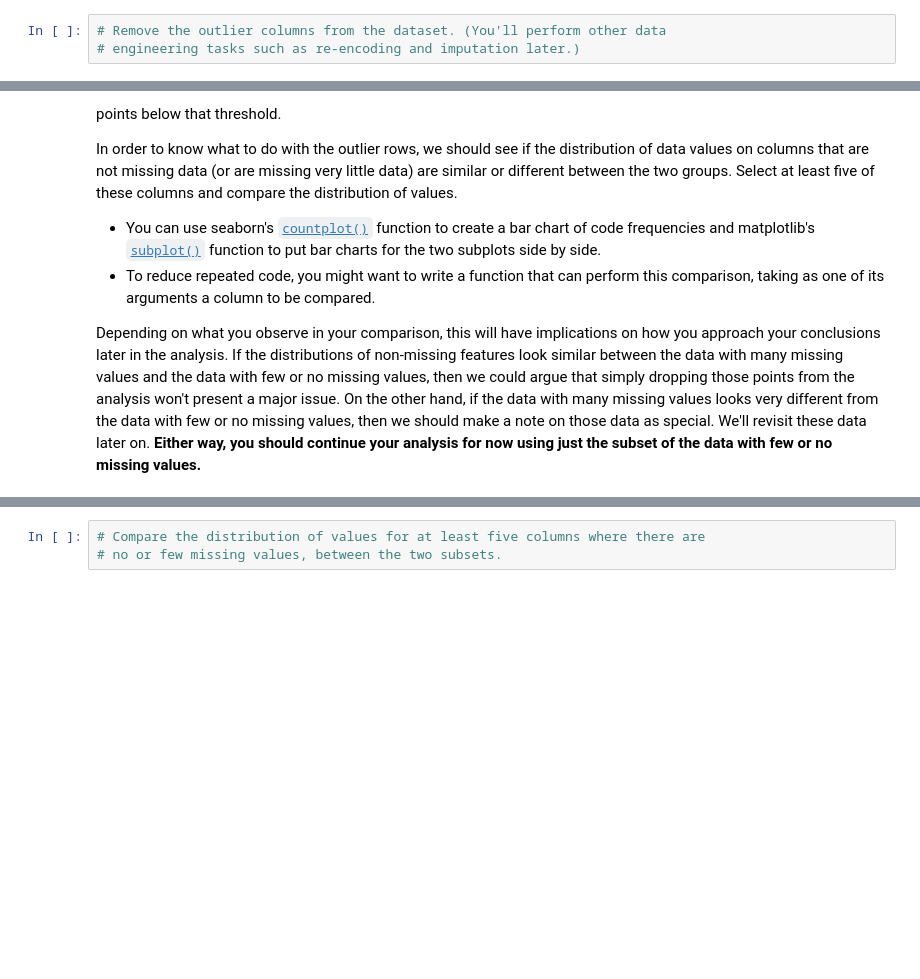
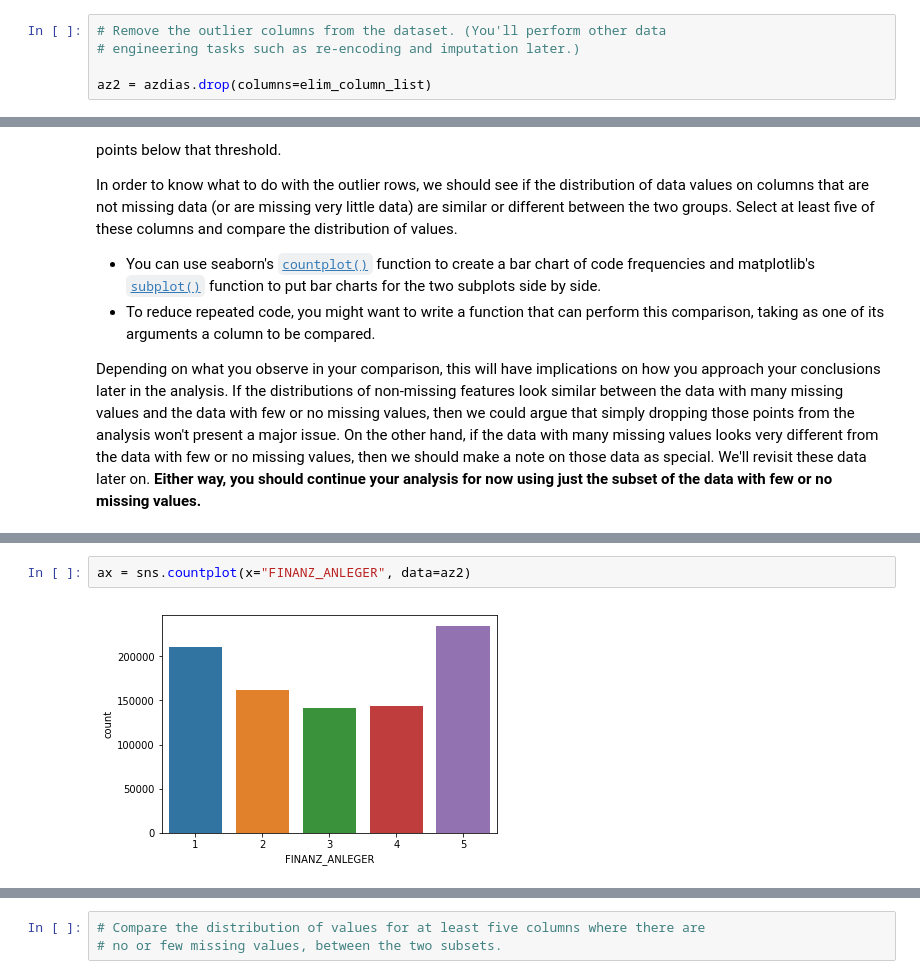
Before and after one commit to noreenwu/customer-segments, a Jupyter notebook: Identify_Customer_Segments.ipynb, the cells around one changed output, grey strips where cells are left out. Drawn from its saved outputs; the diff is of its cells as text; blank space fills up the shorter version.

```diff
--- a/Identify_Customer_Segments.ipynb
+++ b/Identify_Customer_Segments.ipynb
@@ -292,3 +341,5 @@ For the remaining features, are there any patterns in which columns have, or sha
 # %%
 # Remove the outlier columns from the dataset. (You'll perform other data
 # engineering tasks such as re-encoding and imputation later.)
+
+az2 = azdias.drop(columns=elim_column_list)
@@ -313,0 +409,4 @@ Depending on what you observe in your comparison, this will have implications on
+# %%
+ax = sns.countplot(x="FINANZ_ANLEGER", data=az2)
+# %% [output]
+[figure, added]
```
Also changed, not shown: parts of 34 cells of this notebook.
